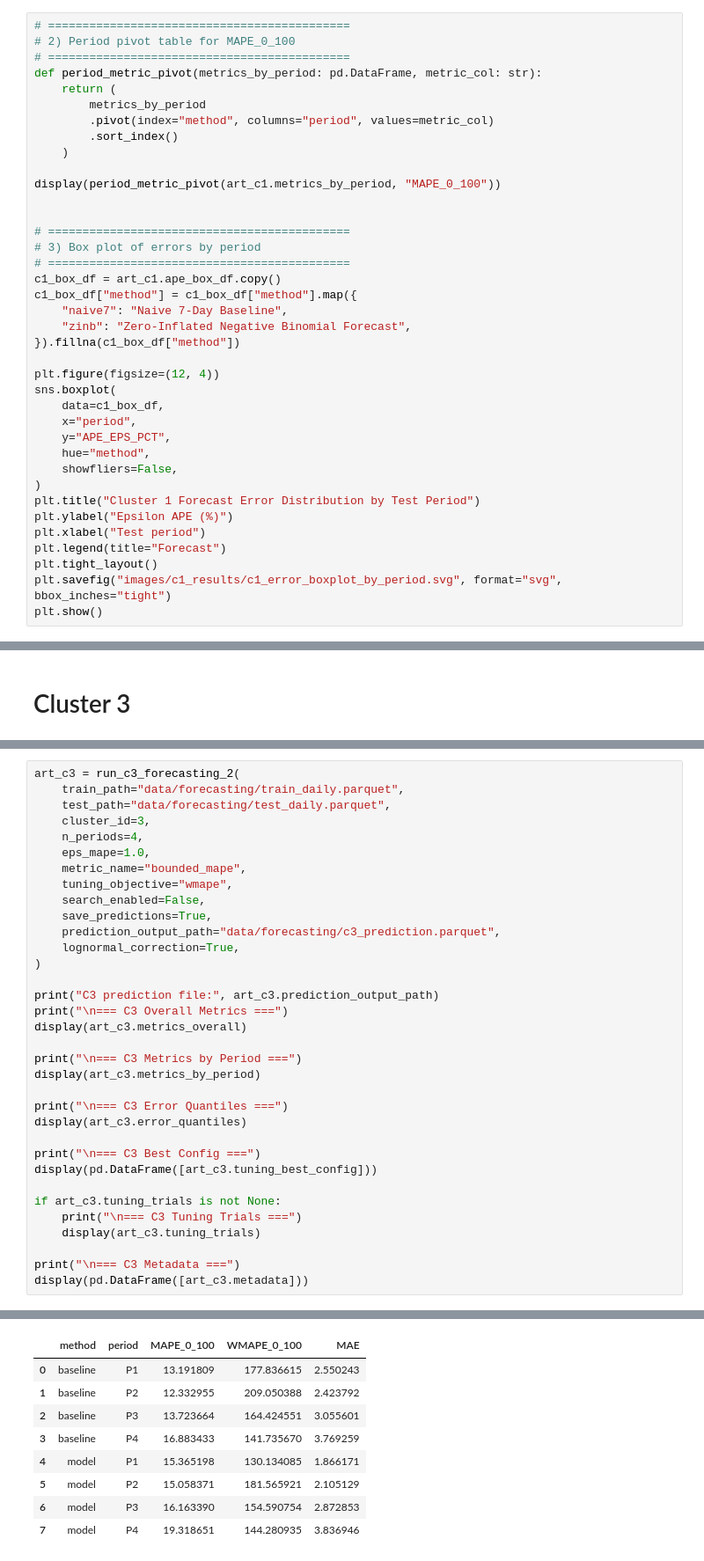
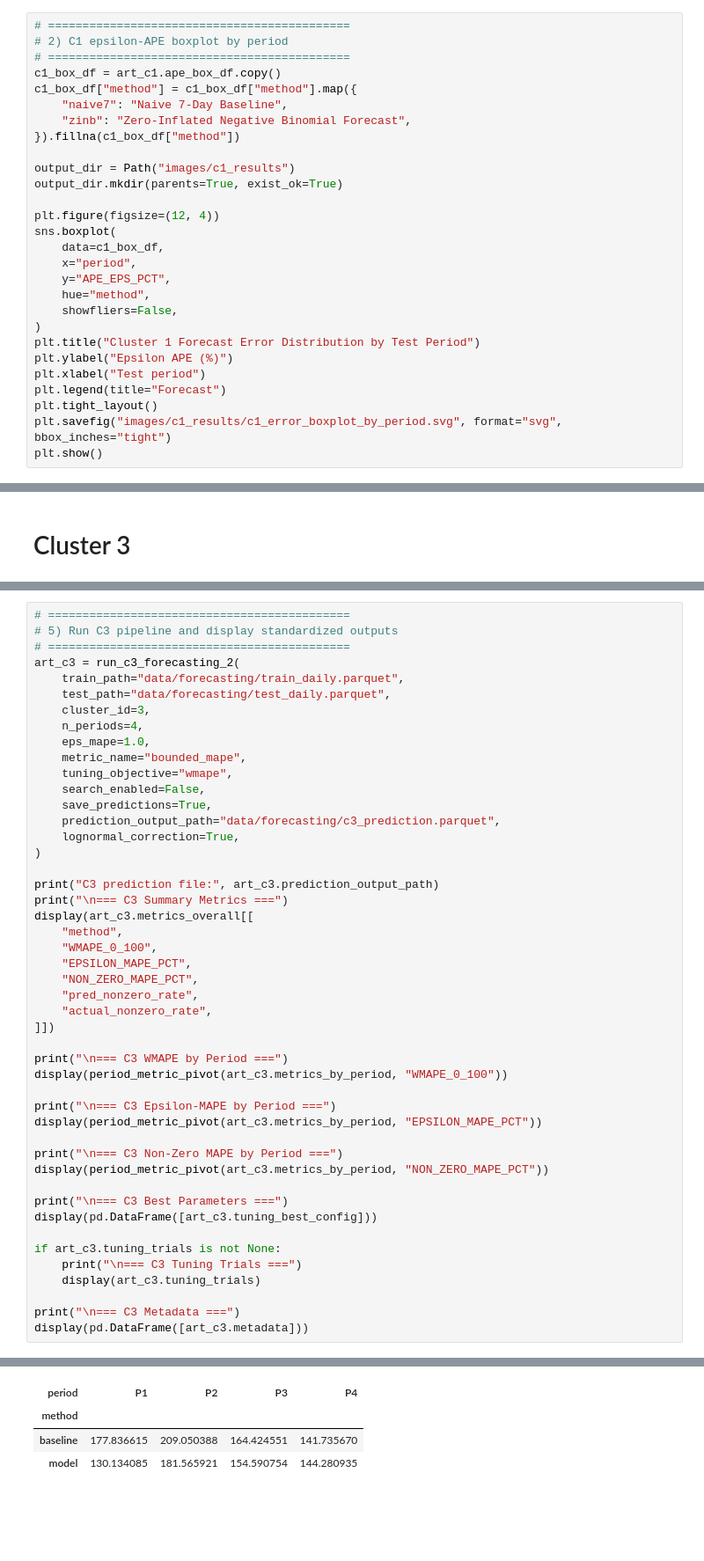
Before and after one commit to CserYe03na/Online_Retail_Forecasting, a Jupyter notebook: c1c3_forecasting.ipynb, the cells around one changed output, grey strips where cells are left out. Shown at 88% size. Drawn from its saved outputs; the diff is of its cells as text; blank space fills up the shorter version.

```diff
--- a/c1c3_forecasting.ipynb
+++ b/c1c3_forecasting.ipynb
@@ -93,25 +107,15 @@ No tuning trials available.
 # %%
 # ============================================
-# 2) Period pivot table for MAPE_0_100
-# ============================================
-def period_metric_pivot(metrics_by_period: pd.DataFrame, metric_col: str):
-    return (
-        metrics_by_period
-        .pivot(index="method", columns="period", values=metric_col)
-        .sort_index()
-    )
-
-display(period_metric_pivot(art_c1.metrics_by_period, "MAPE_0_100"))
-
-
-# ============================================
-# 3) Box plot of errors by period
+# 2) C1 epsilon-APE boxplot by period
 # ============================================
 c1_box_df = art_c1.ape_box_df.copy()
 c1_box_df["method"] = c1_box_df["method"].map({
     "naive7": "Naive 7-Day Baseline",
     "zinb": "Zero-Inflated Negative Binomial Forecast",
 }).fillna(c1_box_df["method"])
+
+output_dir = Path("images/c1_results")
+output_dir.mkdir(parents=True, exist_ok=True)
 
 plt.figure(figsize=(12, 4))
 sns.boxplot(
@@ -206,4 +205,7 @@ from c3_forecasting_2 import run_c3_forecasting_2
 # %%
+# ============================================
+# 5) Run C3 pipeline and display standardized outputs
+# ============================================
 art_c3 = run_c3_forecasting_2(
     train_path="data/forecasting/train_daily.parquet",
     test_path="data/forecasting/test_daily.parquet",
@@ -219,16 +221,26 @@ art_c3 = run_c3_forecasting_2(
 )
 
 print("C3 prediction file:", art_c3.prediction_output_path)
-print("\n=== C3 Overall Metrics ===")
-display(art_c3.metrics_overall)
+print("\n=== C3 Summary Metrics ===")
+display(art_c3.metrics_overall[[
+    "method",
+    "WMAPE_0_100",
+    "EPSILON_MAPE_PCT",
+    "NON_ZERO_MAPE_PCT",
+    "pred_nonzero_rate",
+    "actual_nonzero_rate",
+]])
 
-print("\n=== C3 Metrics by Period ===")
-display(art_c3.metrics_by_period)
+print("\n=== C3 WMAPE by Period ===")
+display(period_metric_pivot(art_c3.metrics_by_period, "WMAPE_0_100"))
 
-print("\n=== C3 Error Quantiles ===")
-display(art_c3.error_quantiles)
+print("\n=== C3 Epsilon-MAPE by Period ===")
+display(period_metric_pivot(art_c3.metrics_by_period, "EPSILON_MAPE_PCT"))
 
-print("\n=== C3 Best Config ===")
+print("\n=== C3 Non-Zero MAPE by Period ===")
+display(period_metric_pivot(art_c3.metrics_by_period, "NON_ZERO_MAPE_PCT"))
+
+print("\n=== C3 Best Parameters ===")
 display(pd.DataFrame([art_c3.tuning_best_config]))
 
 if art_c3.tuning_trials is not None:
@@ -248,9 +260,4 @@ C3 prediction file: forecasting/c3_prediction.parquet
-|  | method | period | MAPE_0_100 | WMAPE_0_100 | MAE |
-| 0 | baseline | P1 | 13.191809 | 177.836615 | 2.550243 |
-| 1 | baseline | P2 | 12.332955 | 209.050388 | 2.423792 |
-| 2 | baseline | P3 | 13.723664 | 164.424551 | 3.055601 |
-| 3 | baseline | P4 | 16.883433 | 141.735670 | 3.769259 |
-| 4 | model | P1 | 15.365198 | 130.134085 | 1.866171 |
-| 5 | model | P2 | 15.058371 | 181.565921 | 2.105129 |
-| 6 | model | P3 | 16.163390 | 154.590754 | 2.872853 |
-| 7 | model | P4 | 19.318651 | 144.280935 | 3.836946 |
+| period | P1 | P2 | P3 | P4 |
+| method |  |  |  |  |
+| baseline | 177.836615 | 209.050388 | 164.424551 | 141.735670 |
+| model | 130.134085 | 181.565921 | 154.590754 | 144.280935 |
```
Also changed, not shown: parts of 9 cells of this notebook, 21 other files.
